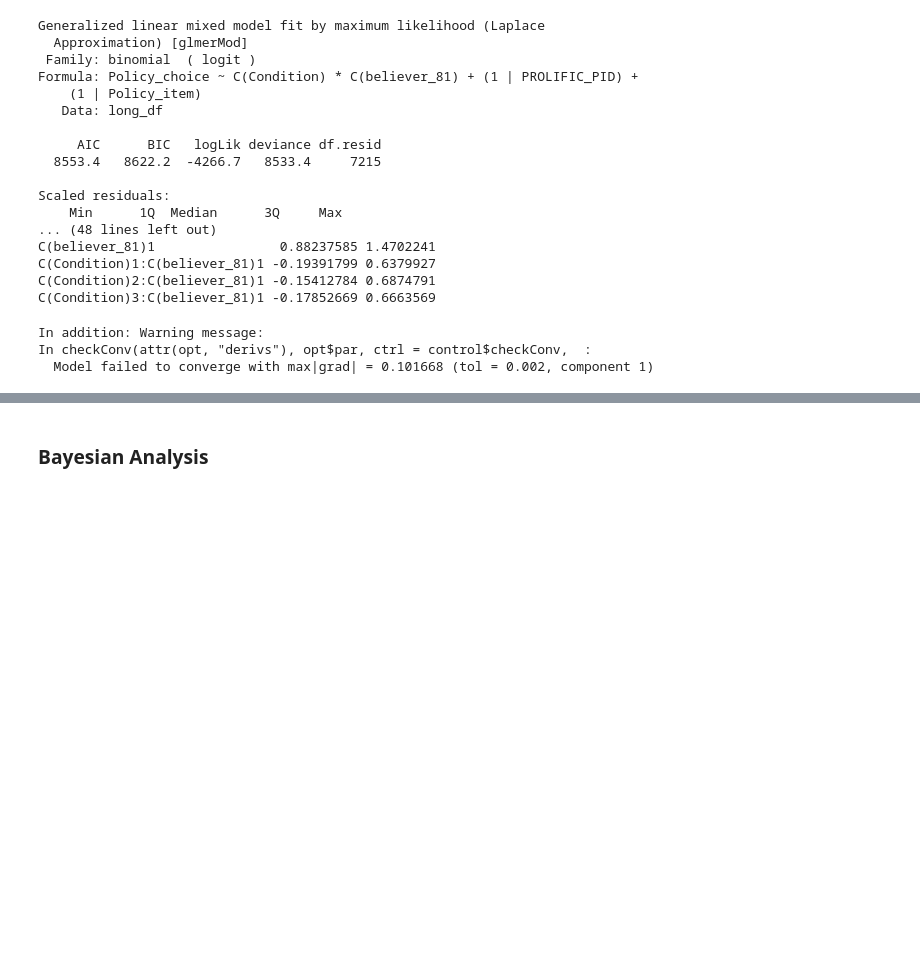
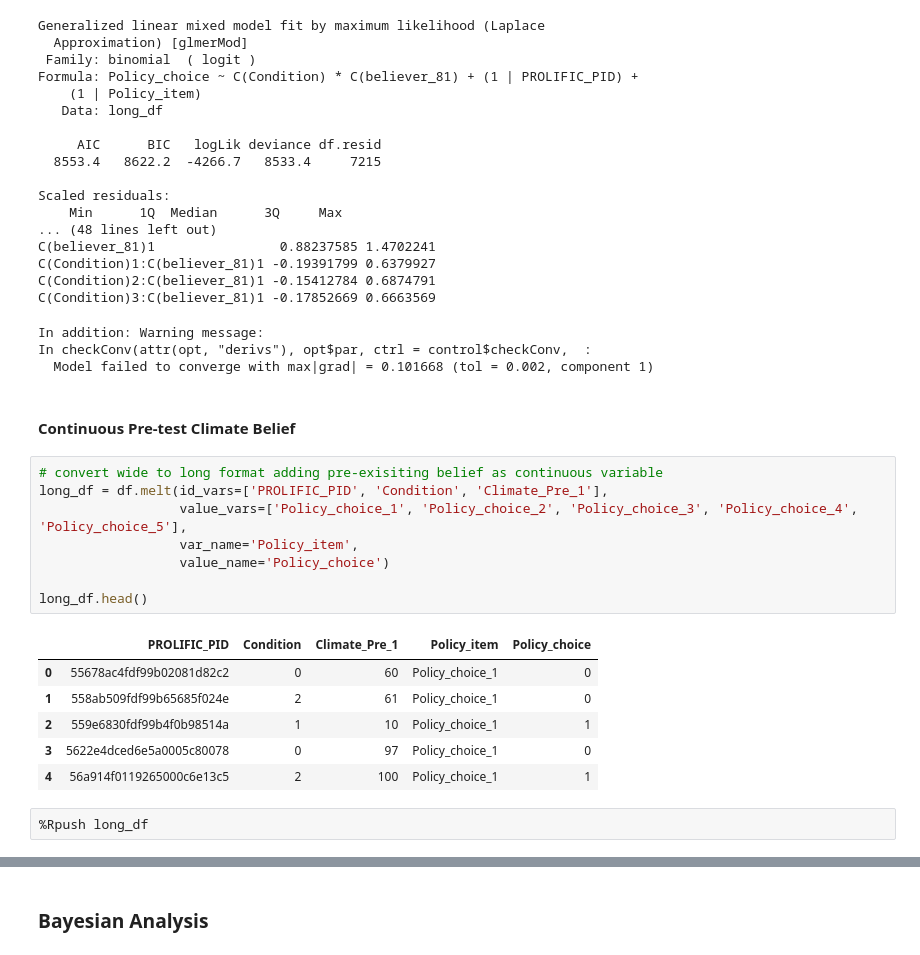
Before and after one commit to EvelinaBao/EmoInductionCC, a Jupyter notebook: Study2/PolicyPriorityAnalysis.ipynb, the cells around one changed output, grey strips where cells are left out. Drawn from its saved outputs; the diff is of its cells as text; blank space fills up the shorter version.

```diff
--- a/Study2/PolicyPriorityAnalysis.ipynb
+++ b/Study2/PolicyPriorityAnalysis.ipynb
@@ -354,3 +354,22 @@ C(Condition)3:C(believer_81)1 -0.17852669 0.6663569
 In addition: Warning message:
 In checkConv(attr(opt, "derivs"), opt$par, ctrl = control$checkConv,  :
   Model failed to converge with max|grad| = 0.101668 (tol = 0.002, component 1)
+# %% [markdown]
+#### Continuous Pre-test Climate Belief
+# %%
+# convert wide to long format adding pre-exisiting belief as continuous variable
+long_df = df.melt(id_vars=['PROLIFIC_PID', 'Condition', 'Climate_Pre_1'],
+                  value_vars=['Policy_choice_1', 'Policy_choice_2', 'Policy_choice_3', 'Policy_choice_4', 'Policy_choice_5'],
+                  var_name='Policy_item',
+                  value_name='Policy_choice')
+
+long_df.head()
+# %% [output]
+|  | PROLIFIC_PID | Condition | Climate_Pre_1 | Policy_item | Policy_choice |
+| 0 | 55678ac4fdf99b02081d82c2 | 0 | 60 | Policy_choice_1 | 0 |
+| 1 | 558ab509fdf99b65685f024e | 2 | 61 | Policy_choice_1 | 0 |
+| 2 | 559e6830fdf99b4f0b98514a | 1 | 10 | Policy_choice_1 | 1 |
+| 3 | 5622e4dced6e5a0005c80078 | 0 | 97 | Policy_choice_1 | 0 |
+| 4 | 56a914f0119265000c6e13c5 | 2 | 100 | Policy_choice_1 | 1 |
+# %%
+%Rpush long_df
```
Also changed, not shown: parts of 4 cells of this notebook, 1 other file.
